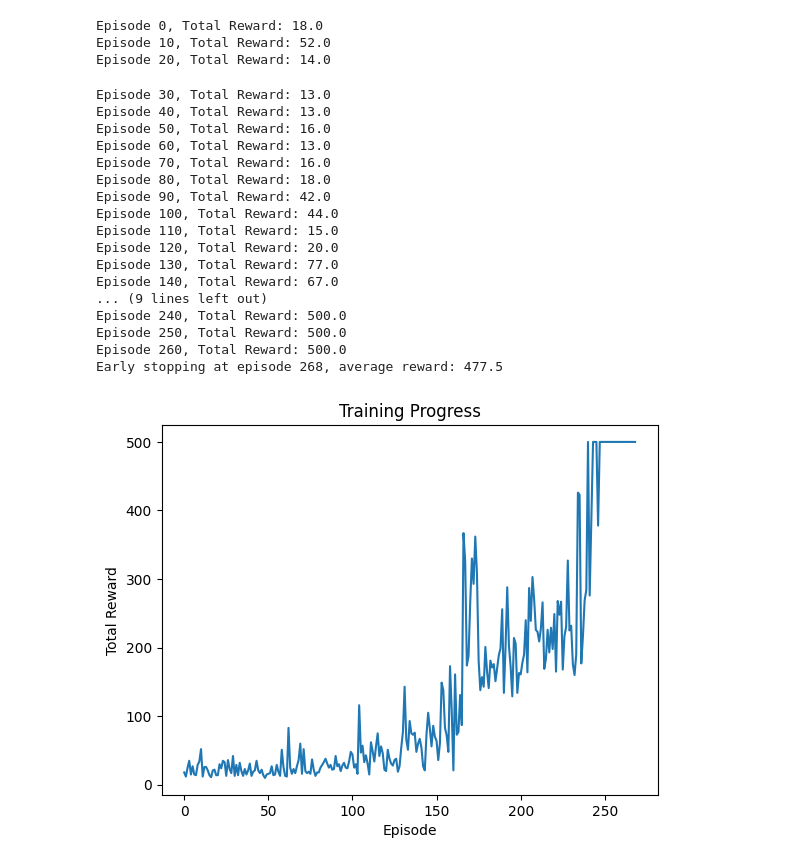
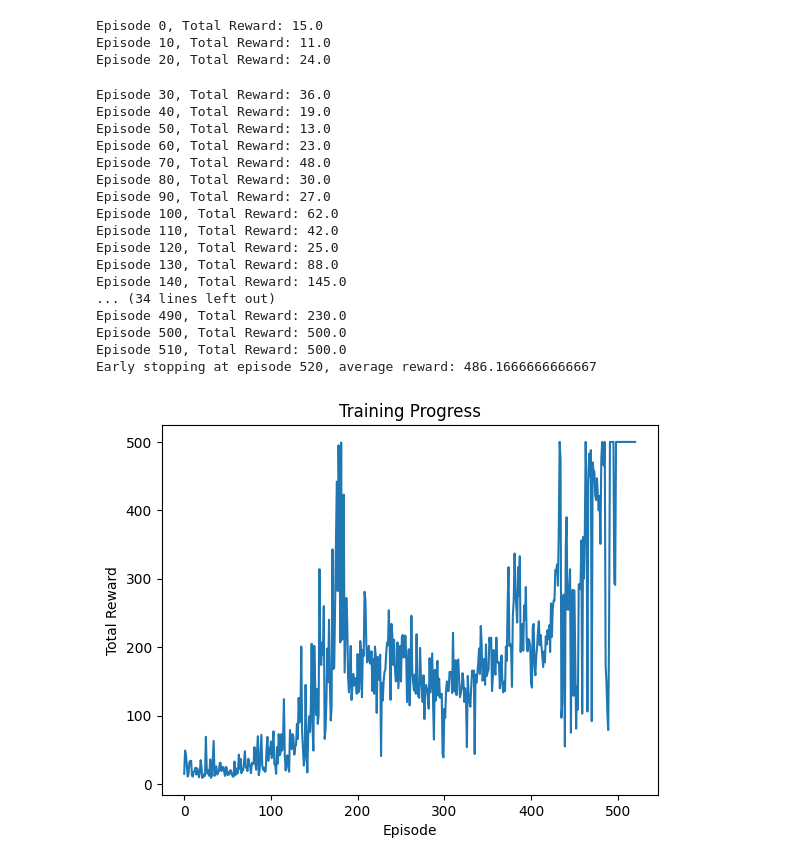
Before and after one commit to EdoardoZappia/RL_cartpole-v1, a Jupyter notebook: cartpole_ppo.ipynb, the cells around one changed output. Cells and saved outputs as stored; diff of their text form; code cells hidden in the pictures.

```diff
--- a/cartpole_ppo.ipynb
+++ b/cartpole_ppo.ipynb
@@ -20,7 +20,7 @@ GAMMA = 0.99
 LAMBDA = 0.95
 CLIP_EPS = 0.2
 K_EPOCH = 10
-EARLY_STOP_THRESHOLD = 470
+EARLY_STOP_THRESHOLD = 480
 
 def compute_advantages(rewards, values, dones, gamma=GAMMA, lam=LAMBDA):
     advantages = []
@@ -31,6 +31,14 @@ def compute_advantages(rewards, values, dones, gamma=GAMMA, lam=LAMBDA):
         gae = delta + gamma * lam * (1 - dones[t]) * gae
         advantages.insert(0, gae)
     return torch.tensor(advantages, dtype=torch.float)
+
+def compute_returns(rewards, dones, gamma=0.99):
+    returns = []
+    G = 0
+    for reward, done in zip(reversed(rewards), reversed(dones)):
+        G = reward + gamma * G * (1 - done)  # Reset if episode ended
+        returns.insert(0, G)
+    return returns
 
 class PolicyNet(nn.Module):
     def __init__(self, num_inputs, num_actions):
@@ -86,6 +94,8 @@ class PPOAgent(nn.Module):
         values = self.critic(states).squeeze()
         advantages = compute_advantages(rewards.tolist(), values.tolist(), dones.tolist())
         #advantages = (advantages - advantages.mean()) / (advantages.std() + 1e-6)
+        returns = compute_returns(rewards.tolist(), dones.tolist())  # Compute Monte Carlo returns
+        returns = torch.tensor(returns, dtype=torch.float32)
 
         for _ in range(K_EPOCH):
             new_log_probs = torch.stack([Categorical(self.actor(state)).log_prob(action) for state, action in zip(states, actions)])
@@ -93,7 +103,7 @@ class PPOAgent(nn.Module):
             surr1 = ratio * advantages
             surr2 = torch.clamp(ratio, 1-CLIP_EPS, 1+CLIP_EPS) * advantages
             policy_loss = -torch.min(surr1, surr2).mean()
-            value_loss = F.mse_loss(self.critic(states).squeeze(), rewards)
+            value_loss = F.mse_loss(self.critic(states).squeeze(), returns)
             self.optimizer_actor.zero_grad()
             self.optimizer_critic.zero_grad()
             policy_loss.backward()
@@ -127,54 +137,54 @@ def train_ppo(env_name='CartPole-v1', num_episodes=1000):
         reward_history.append(total_reward)
 
         if len(reward_history) >= 50 and np.mean(reward_history[-30:]) > EARLY_STOP_THRESHOLD:
             print(f"Early stopping at episode {episode}, average reward: {np.mean(reward_history[-30:])}")
             early_stop = True
             break
 
         if early_stop:
             break
 
         if len(agent.buffer) >= MAX_MEMORY:
             agent.update()
 
         if episode % 10 == 0:
             print(f"Episode {episode}, Total Reward: {total_reward}")
 
     env.close()
 
     plt.plot(reward_history)
     plt.xlabel('Episode')
     plt.ylabel('Total Reward')
     plt.title('Training Progress')
     plt.show()
 
 
     return agent
 
 if __name__ == "__main__":
     trained_agent = train_ppo()
 # %% [output]
-Episode 0, Total Reward: 18.0
-Episode 10, Total Reward: 52.0
-Episode 20, Total Reward: 14.0
+Episode 0, Total Reward: 15.0
+Episode 10, Total Reward: 11.0
+Episode 20, Total Reward: 24.0
-Episode 30, Total Reward: 13.0
-Episode 40, Total Reward: 13.0
-Episode 50, Total Reward: 16.0
-Episode 60, Total Reward: 13.0
-Episode 70, Total Reward: 16.0
-Episode 80, Total Reward: 18.0
-Episode 90, Total Reward: 42.0
-Episode 100, Total Reward: 44.0
-Episode 110, Total Reward: 15.0
-Episode 120, Total Reward: 20.0
-Episode 130, Total Reward: 77.0
-Episode 140, Total Reward: 67.0
-... (9 lines left out)
-Episode 240, Total Reward: 500.0
-Episode 250, Total Reward: 500.0
-Episode 260, Total Reward: 500.0
-Early stopping at episode 268, average reward: 477.5
+Episode 30, Total Reward: 36.0
+Episode 40, Total Reward: 19.0
+Episode 50, Total Reward: 13.0
+Episode 60, Total Reward: 23.0
+Episode 70, Total Reward: 48.0
+Episode 80, Total Reward: 30.0
+Episode 90, Total Reward: 27.0
+Episode 100, Total Reward: 62.0
+Episode 110, Total Reward: 42.0
+Episode 120, Total Reward: 25.0
+Episode 130, Total Reward: 88.0
+Episode 140, Total Reward: 145.0
+... (34 lines left out)
+Episode 490, Total Reward: 230.0
+Episode 500, Total Reward: 500.0
+Episode 510, Total Reward: 500.0
+Early stopping at episode 520, average reward: 486.1666666666667
-[figure, old version]
+[figure, new version]
 # %%
 import gymnasium as gym
 import torch
```
Also changed, not shown: parts of 1 cell of this notebook, 2 other files.
